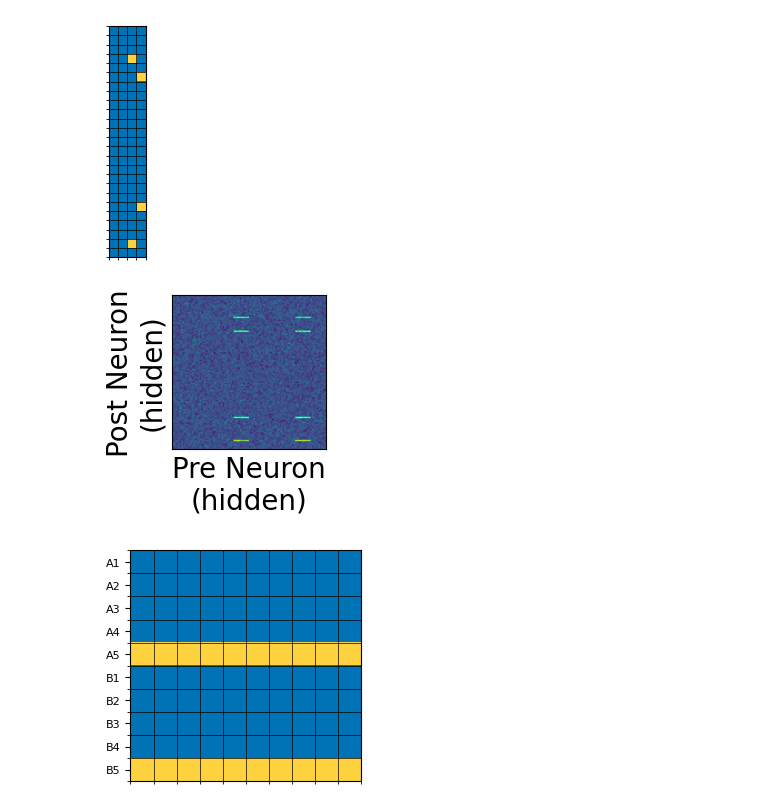
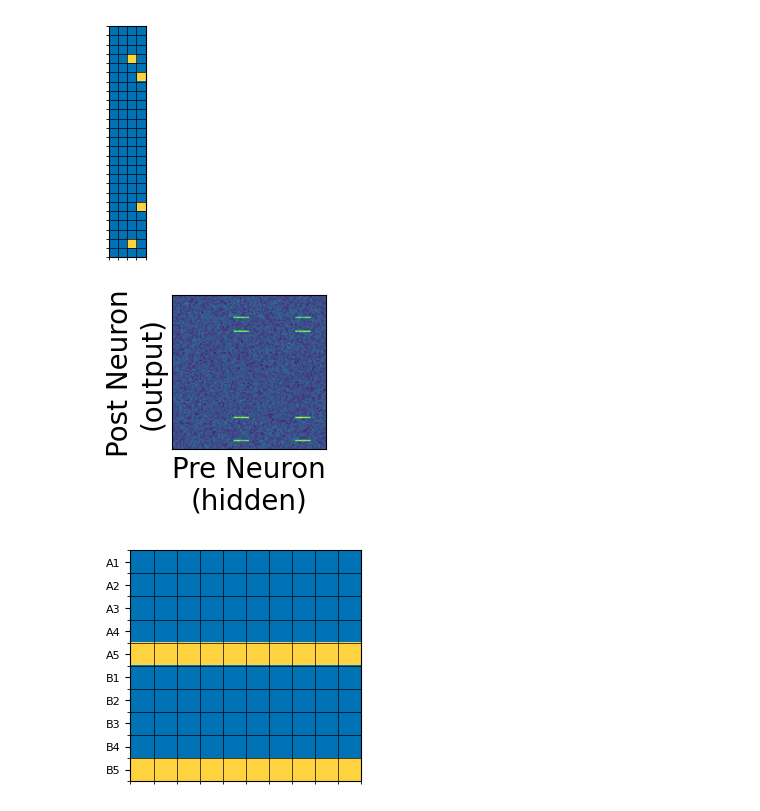
Before and after one commit to albesagonzalez/homeostatic-binary-networks, a Jupyter notebook: Figure_4.ipynb, the cells around one changed output. Cells and saved outputs as stored; diff of their text form; code cells hidden in the pictures.

```diff
--- a/Figure_4.ipynb
+++ b/Figure_4.ipynb
@@ -229,13 +229,13 @@ plt.savefig("Figures/SVG/4B4.svg", dpi=300, transparent=True)
 # %%
 fig = plt.figure(figsize=(2, 2))
 plt.imshow(output_hidden[network.sleep_indices][0])
 plt.xlabel(("Pre Neuron\n(hidden)"), fontsize=20)
-plt.ylabel(("Post Neuron\n(hidden)"), fontsize=20)
+plt.ylabel(("Post Neuron\n(output)"), fontsize=20)
 plt.xticks([])
 plt.yticks([])
 plt.savefig("Figures/SVG/4B5.svg", dpi=300, transparent=True)
 # %% [output]
-[figure, old version]
+[figure, new version]
 # %%
 fig = plt.figure(figsize=(3, 3))
 
```
Also changed, not shown: 5 other files.
